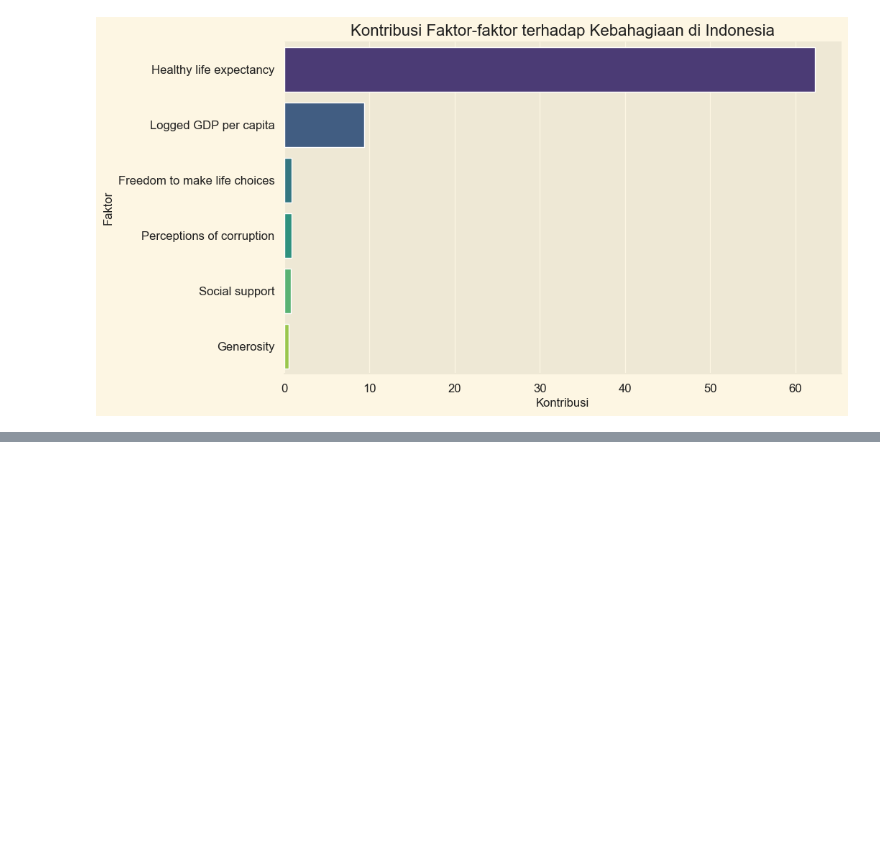
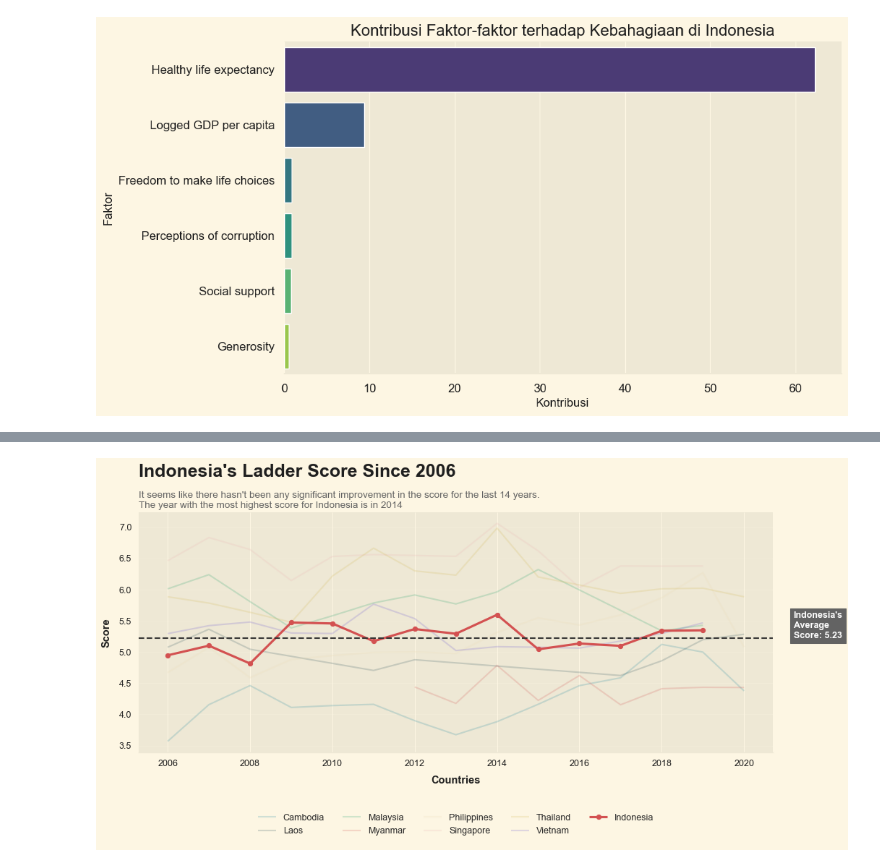
Before and after one commit to Mudhya19/Indonesia-Happiness-Rank-Report, a Jupyter notebook: indonesia happiness rank report.ipynb, the cells around one changed output, grey strips where cells are left out. Cells and saved outputs as stored; diff of their text form; code cells hidden in the pictures; blank space fills up the shorter version.

```diff
--- a/indonesia happiness rank report.ipynb
+++ b/indonesia happiness rank report.ipynb
@@ -518,0 +549,38 @@ plt.show()
+# %%
+df = df_past[df_past['Country name'].isin(SEA)].set_index('Country name')
+df_idn = df.loc['Indonesia']
+df = df.reset_index()
+df = df[df['Country name'] != "Indonesia"]
+mean_idn = df_idn['Life Ladder'].mean()
+
+fig, ax = plt.subplots(figsize=(14, 8), dpi=75)
+
+line0 = sns.lineplot(data=df, x='year', y='Life Ladder', hue='Country name', alpha=0.2, ax=ax, palette=colors_mix[:9])
+line1 = ax.plot(df_idn.year, df_idn['Life Ladder'], alpha=1, marker='o', color=colors_red[3], linewidth=3, label='Indonesia')
+line2 = ax.axhline(mean_idn, linestyle='--', alpha=1, color=colors_dark[1])
+
+
+ax.legend(loc='upper center', bbox_to_anchor=(0.5, -0.2), ncol=5, borderpad=1, frameon=False, fontsize=12)
+ax.grid(axis='y', alpha=0.3)
+ax.set_axisbelow(True)
+ax.set_xlabel("Countries", fontsize=14, labelpad=10, fontweight='bold', color=colors_dark[0])
+ax.set_ylabel("Score", fontsize=14, labelpad=10, fontweight='bold', color=colors_dark[0])
+xmin, xmax = ax.get_xlim()
+ymin, ymax = ax.get_ylim()
+
+avgl  = ax.text(
+    s="Indonesia's\nAverage\nScore: {:.2f}".format(mean_idn),
+    x=xmax+0.5,
+    y=mean_idn,
+    backgroundcolor=colors_dark[2],
+    fontsize=12,
+    fontweight='bold',
+    color='white'
+)
+
+plt.text(s="Indonesia's Ladder Score Since 2006", ha='left', x=xmin, y=ymax*1.08, fontsize=24, fontweight='bold', color=colors_dark[0])
+plt.title("It seems like there hasn't been any significant improvement in the score for the last 14 years.\nThe year with the most highest score for Indonesia is in 2014", loc='left', fontsize=13, color=colors_dark[2])
+plt.tight_layout()
+plt.show()
+# %% [output]
+[figure, added]
```
Also changed, not shown: parts of 4 cells of this notebook.
